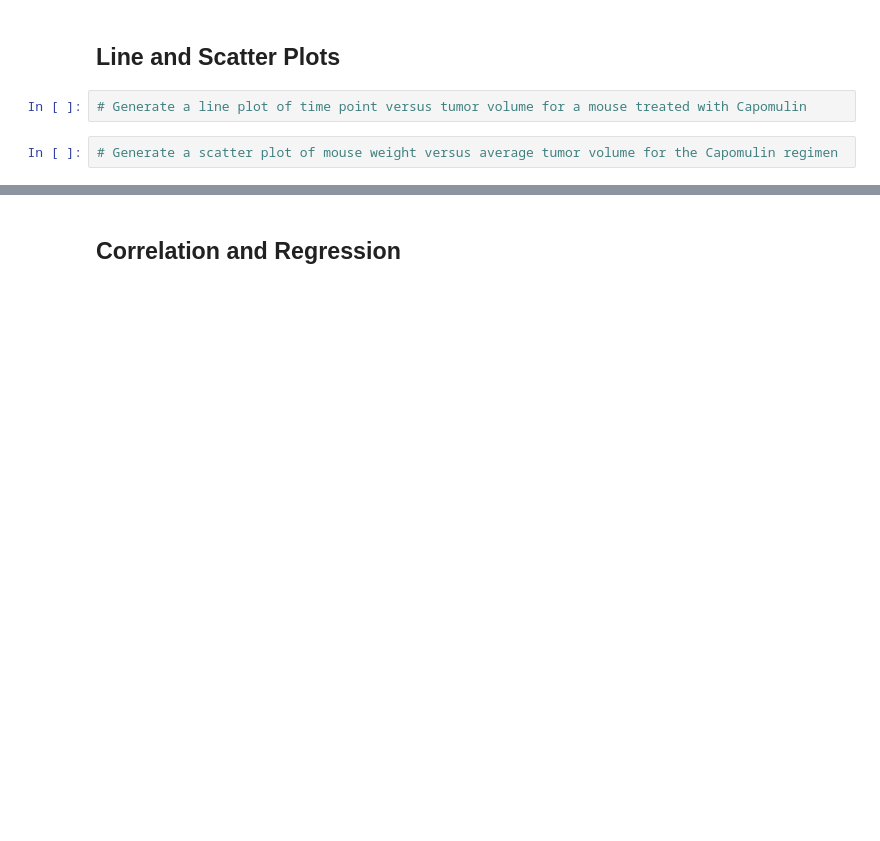
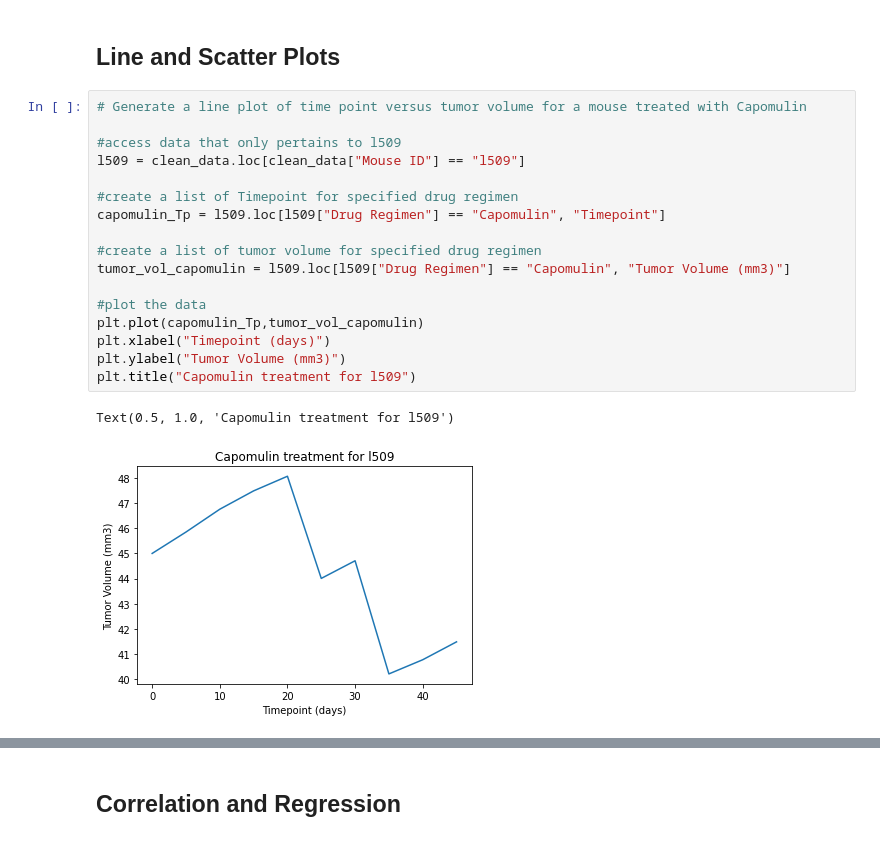
Before and after one commit to saronraut/Matplotlib-Challenge, a Jupyter notebook: Pymaceuticals/pymaceuticals_starter.ipynb, the cells around one changed output, grey strips where cells are left out. Saved outputs shown, nothing was run; the diff lists cells and outputs as text; blank space fills up the shorter version.

```diff
--- a/Pymaceuticals/pymaceuticals_starter.ipynb
+++ b/Pymaceuticals/pymaceuticals_starter.ipynb
@@ -276,6 +269,22 @@ plt.ylabel("Final Tumor Volume (mm3)")
 # %% [markdown]
 ## Line and Scatter Plots
-# %%
-# Generate a line plot of time point versus tumor volume for a mouse treated with Capomulin
-# %%
-# Generate a scatter plot of mouse weight versus average tumor volume for the Capomulin regimen
+# %%
+# Generate a line plot of time point versus tumor volume for a mouse treated with Capomulin
+
+#access data that only pertains to l509
+l509 = clean_data.loc[clean_data["Mouse ID"] == "l509"]
+
+#create a list of Timepoint for specified drug regimen
+capomulin_Tp = l509.loc[l509["Drug Regimen"] == "Capomulin", "Timepoint"]
+
+#create a list of tumor volume for specified drug regimen
+tumor_vol_capomulin = l509.loc[l509["Drug Regimen"] == "Capomulin", "Tumor Volume (mm3)"]
+
+#plot the data
+plt.plot(capomulin_Tp,tumor_vol_capomulin)
+plt.xlabel("Timepoint (days)")
+plt.ylabel("Tumor Volume (mm3)")
+plt.title("Capomulin treatment for l509")
+# %% [output]
+Text(0.5, 1.0, 'Capomulin treatment for l509')
+[figure, added]
```
Also changed, not shown: parts of 6 cells of this notebook.
